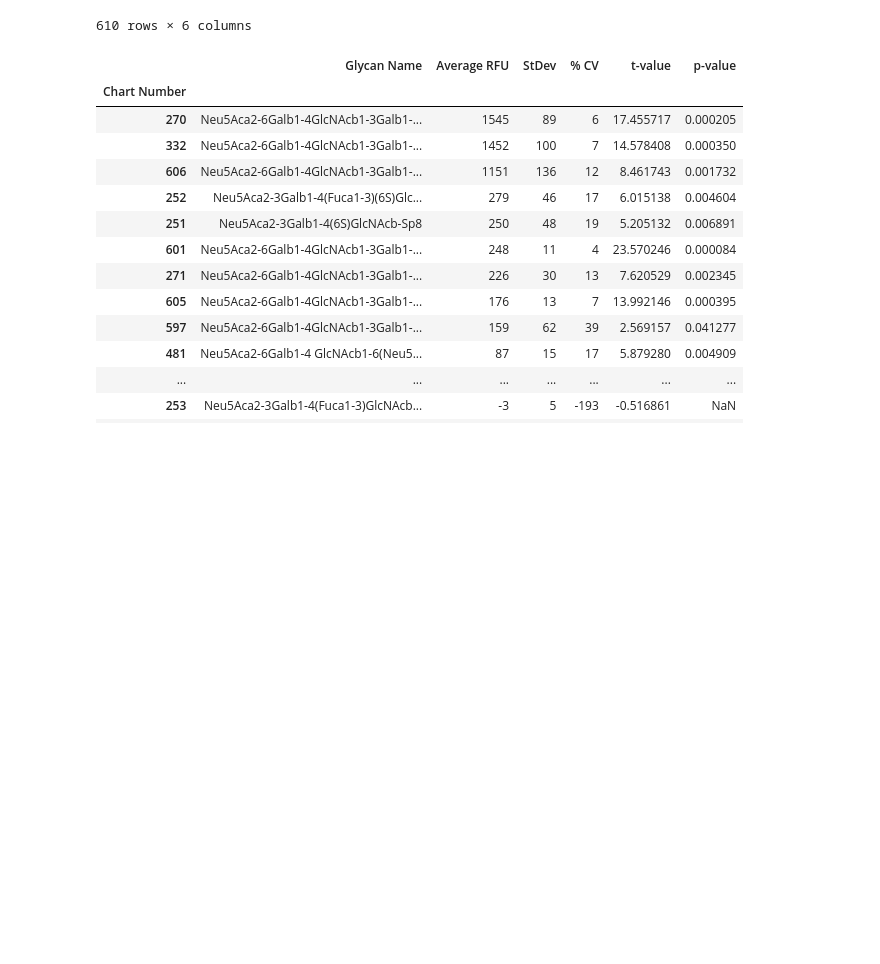
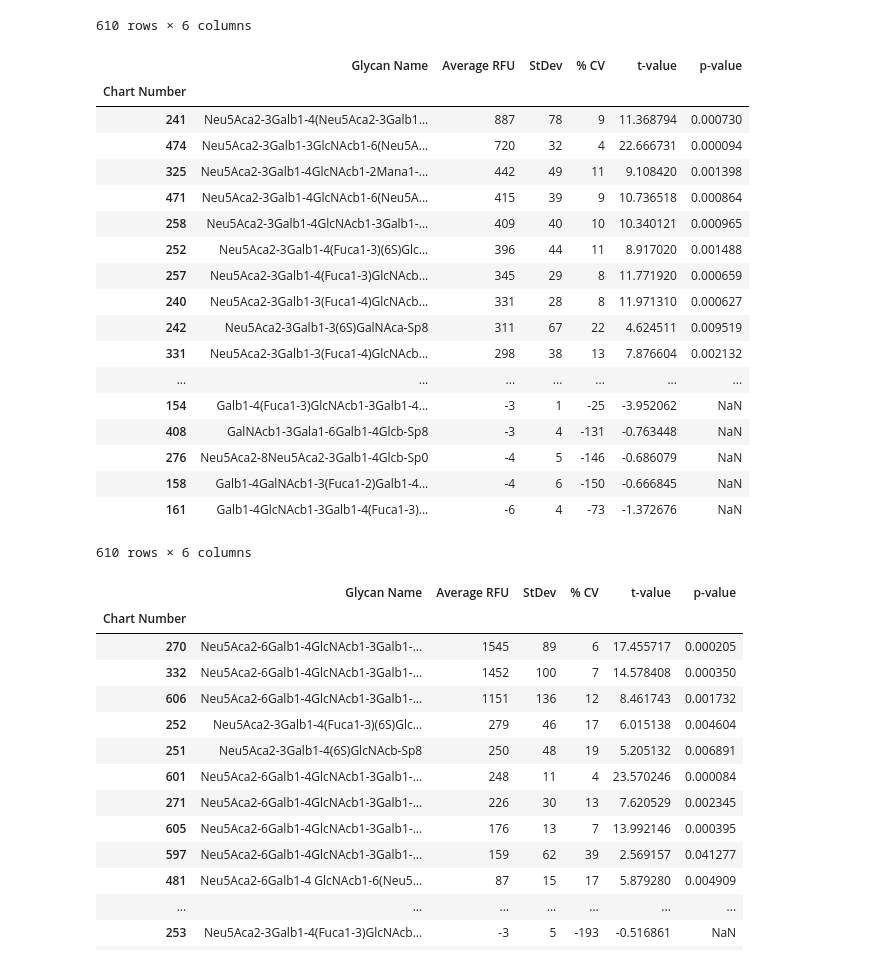
Before and after one commit to runstadler-lab/Seal-H3N8-Glycan-Array, a Jupyter notebook: (1) Make Figure.ipynb, the cells around one changed output. Cells and saved outputs as stored; diff of their text form; code cells hidden in the pictures; blank space fills up the shorter version.

```diff
--- a/(1) Make Figure.ipynb
+++ b/(1) Make Figure.ipynb
@@ -29,3 +29,27 @@ seal_data
 | 552 | Neu5Gca2-8Neu5Gca2-3Galb1-4GlcNAc... | -3 | 2 | -68 | -1.465503 | NaN |
 | 158 | Galb1-4GalNAcb1-3(Fuca1-2)Galb1-4... | -3 | 4 | -130 | -0.769308 | NaN |
 610 rows × 6 columns
+# %%
+# Open seal data (sequential)
+seal_data_sequential = pd.read_csv('H3N8 Data (sequential).csv', index_col='Chart Number', na_values='#NUM!')
+seal_data_sequential
+# %% [output]
+|  | Glycan Name | Average RFU | StDev | % CV | t-value | p-value |
+| Chart Number |  |  |  |  |  |  |
+| 241 | Neu5Aca2-3Galb1-4(Neu5Aca2-3Galb1... | 887 | 78 | 9 | 11.368794 | 0.000730 |
+| 474 | Neu5Aca2-3Galb1-3GlcNAcb1-6(Neu5A... | 720 | 32 | 4 | 22.666731 | 0.000094 |
+| 325 | Neu5Aca2-3Galb1-4GlcNAcb1-2Mana1-... | 442 | 49 | 11 | 9.108420 | 0.001398 |
+| 471 | Neu5Aca2-3Galb1-4GlcNAcb1-6(Neu5A... | 415 | 39 | 9 | 10.736518 | 0.000864 |
+| 258 | Neu5Aca2-3Galb1-4GlcNAcb1-3Galb1-... | 409 | 40 | 10 | 10.340121 | 0.000965 |
+| 252 | Neu5Aca2-3Galb1-4(Fuca1-3)(6S)Glc... | 396 | 44 | 11 | 8.917020 | 0.001488 |
+| 257 | Neu5Aca2-3Galb1-4(Fuca1-3)GlcNAcb... | 345 | 29 | 8 | 11.771920 | 0.000659 |
+| 240 | Neu5Aca2-3Galb1-3(Fuca1-4)GlcNAcb... | 331 | 28 | 8 | 11.971310 | 0.000627 |
+| 242 | Neu5Aca2-3Galb1-3(6S)GalNAca-Sp8 | 311 | 67 | 22 | 4.624511 | 0.009519 |
+| 331 | Neu5Aca2-3Galb1-3(Fuca1-4)GlcNAcb... | 298 | 38 | 13 | 7.876604 | 0.002132 |
+| ... | ... | ... | ... | ... | ... | ... |
+| 154 | Galb1-4(Fuca1-3)GlcNAcb1-3Galb1-4... | -3 | 1 | -25 | -3.952062 | NaN |
+| 408 | GalNAcb1-3Gala1-6Galb1-4Glcb-Sp8 | -3 | 4 | -131 | -0.763448 | NaN |
+| 276 | Neu5Aca2-8Neu5Aca2-3Galb1-4Glcb-Sp0 | -4 | 5 | -146 | -0.686079 | NaN |
+| 158 | Galb1-4GalNAcb1-3(Fuca1-2)Galb1-4... | -4 | 6 | -150 | -0.666845 | NaN |
+| 161 | Galb1-4GlcNAcb1-3Galb1-4(Fuca1-3)... | -6 | 4 | -73 | -1.372676 | NaN |
+610 rows × 6 columns
```
Also changed, not shown: parts of 8 cells of this notebook, 8 other files.
